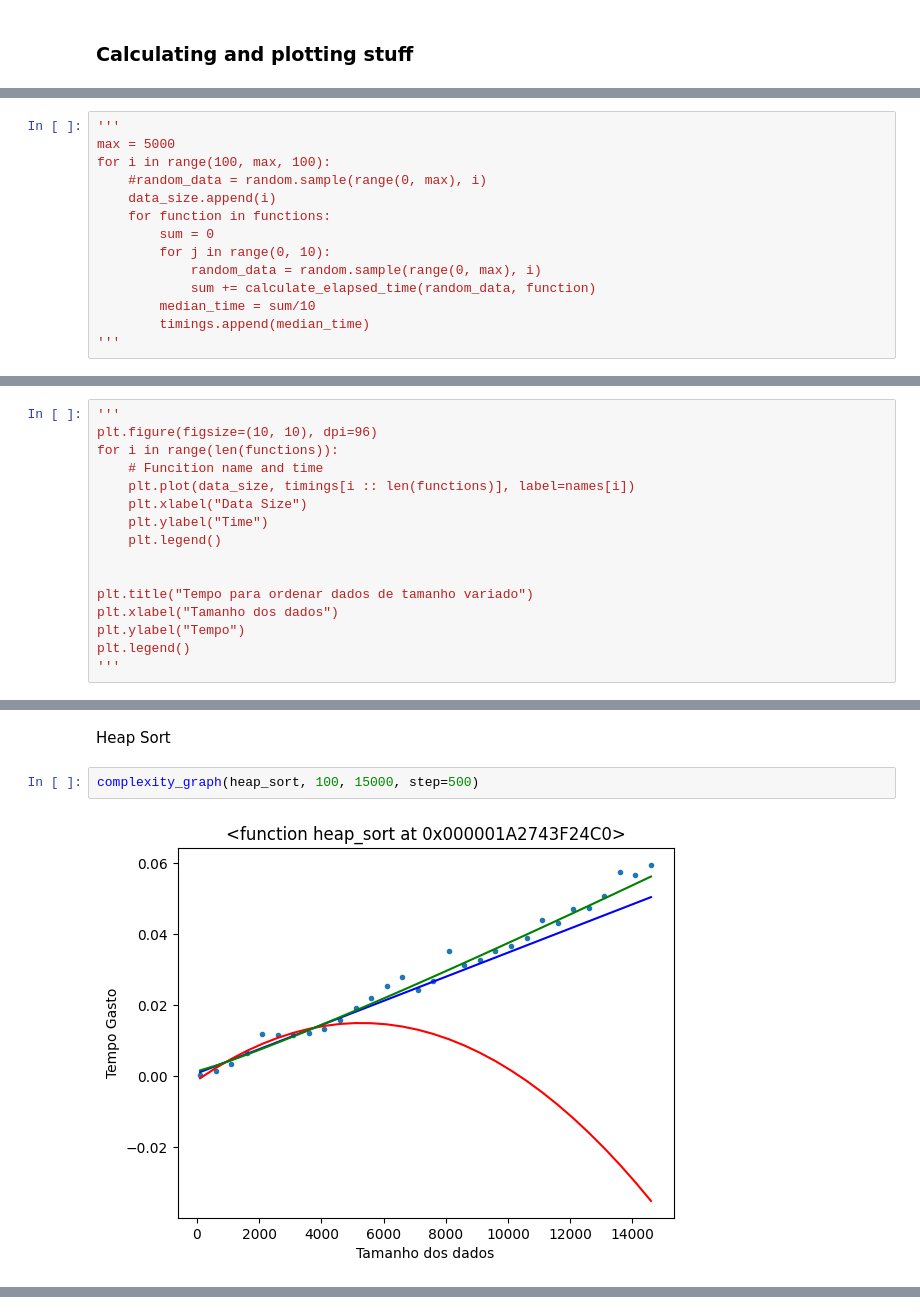
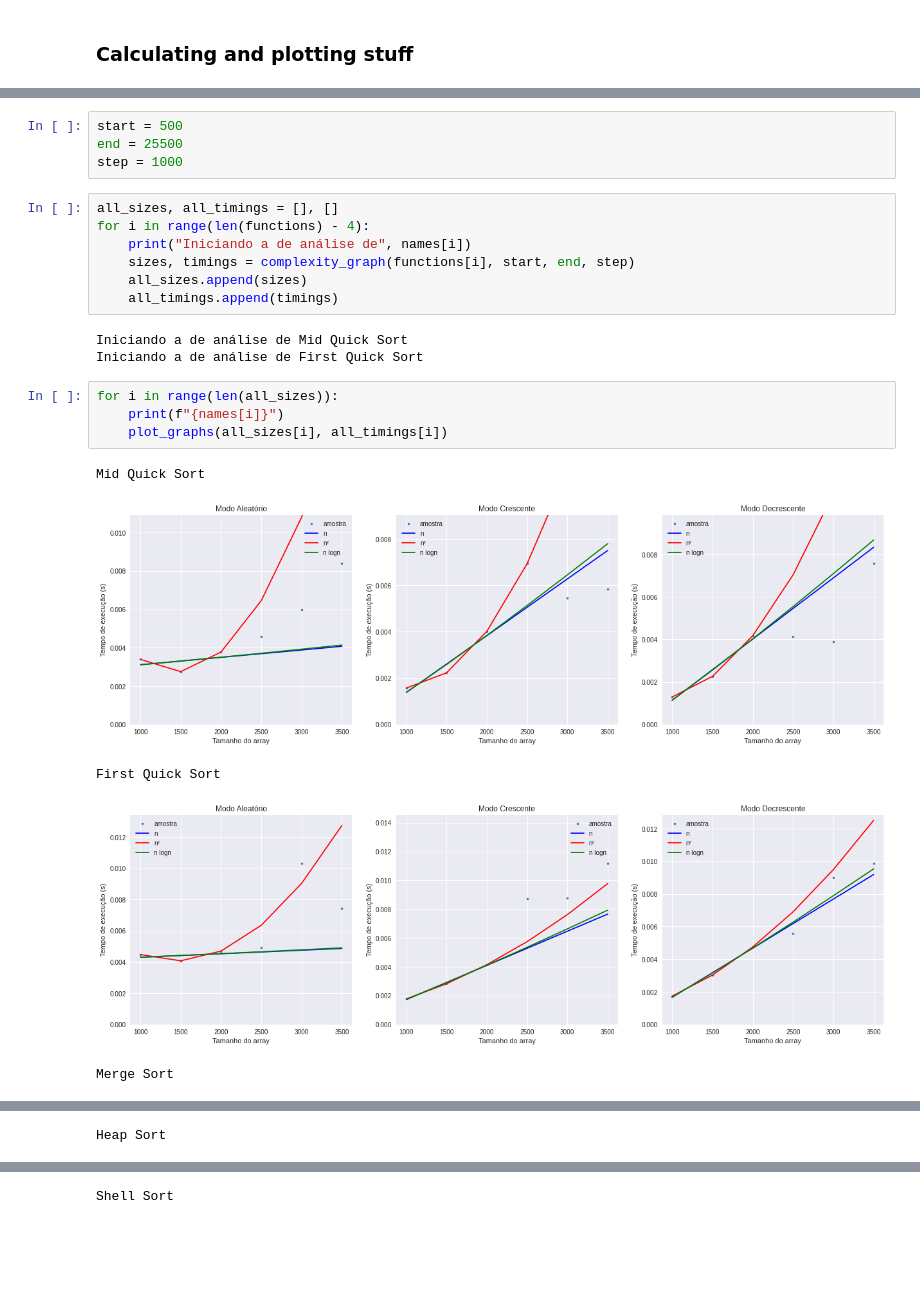
Before and after one commit to becelli/Sorting-Algorithms-Efficiency, a Jupyter notebook: Algorithms.ipynb, the cells around one changed output, grey strips where cells are left out. Drawn from its saved outputs; the diff is of its cells as text; blank space fills up the shorter version.

```diff
--- a/Algorithms.ipynb
+++ b/Algorithms.ipynb
@@ -225,15 +294 @@ names = [
 ]
-# %%
-'''
-max = 5000
-for i in range(100, max, 100):
-    #random_data = random.sample(range(0, max), i)
-    data_size.append(i)
-    for function in functions:
-        sum = 0
-        for j in range(0, 10):
-            random_data = random.sample(range(0, max), i)
-            sum += calculate_elapsed_time(random_data, function)
-        median_time = sum/10
-        timings.append(median_time)
-'''
@@ -258,16 +294,0 @@ for i in range(len(functions)):
-# %%
-'''
-plt.figure(figsize=(10, 10), dpi=96)
-for i in range(len(functions)):
-    # Funcition name and time
-    plt.plot(data_size, timings[i :: len(functions)], label=names[i])
-    plt.xlabel("Data Size")
-    plt.ylabel("Time")
-    plt.legend()
-
-
-plt.title("Tempo para ordenar dados de tamanho variado")
-plt.xlabel("Tamanho dos dados")
-plt.ylabel("Tempo")
-plt.legend()
-'''
@@ -368,6 +295,24 @@ complexity_graph(optimized_bubble_sort, 100, 4000)
-# %% [markdown]
-Heap Sort
-# %%
-complexity_graph(heap_sort, 100, 15000, step=500)
-# %% [output]
-[figure, removed]
+# %%
+start = 500
+end = 25500
+step = 1000
+# %%
+all_sizes, all_timings = [], []
+for i in range(len(functions) - 4):
+    print("Iniciando a de análise de", names[i])
+    sizes, timings = complexity_graph(functions[i], start, end, step)
+    all_sizes.append(sizes)
+    all_timings.append(timings)
+# %% [output]
+Iniciando a de análise de Mid Quick Sort
+Iniciando a de análise de First Quick Sort
+# %%
+for i in range(len(all_sizes)):
+    print(f"{names[i]}")
+    plot_graphs(all_sizes[i], all_timings[i])
+# %% [output]
+Mid Quick Sort
+[figure, added]
+First Quick Sort
+[figure, added]
+Merge Sort
@@ -373,0 +320 @@ complexity_graph(heap_sort, 100, 15000, step=500)
+Heap Sort
@@ -373,0 +322 @@ complexity_graph(heap_sort, 100, 15000, step=500)
+Shell Sort
```
Also changed, not shown: parts of 30 cells of this notebook.
